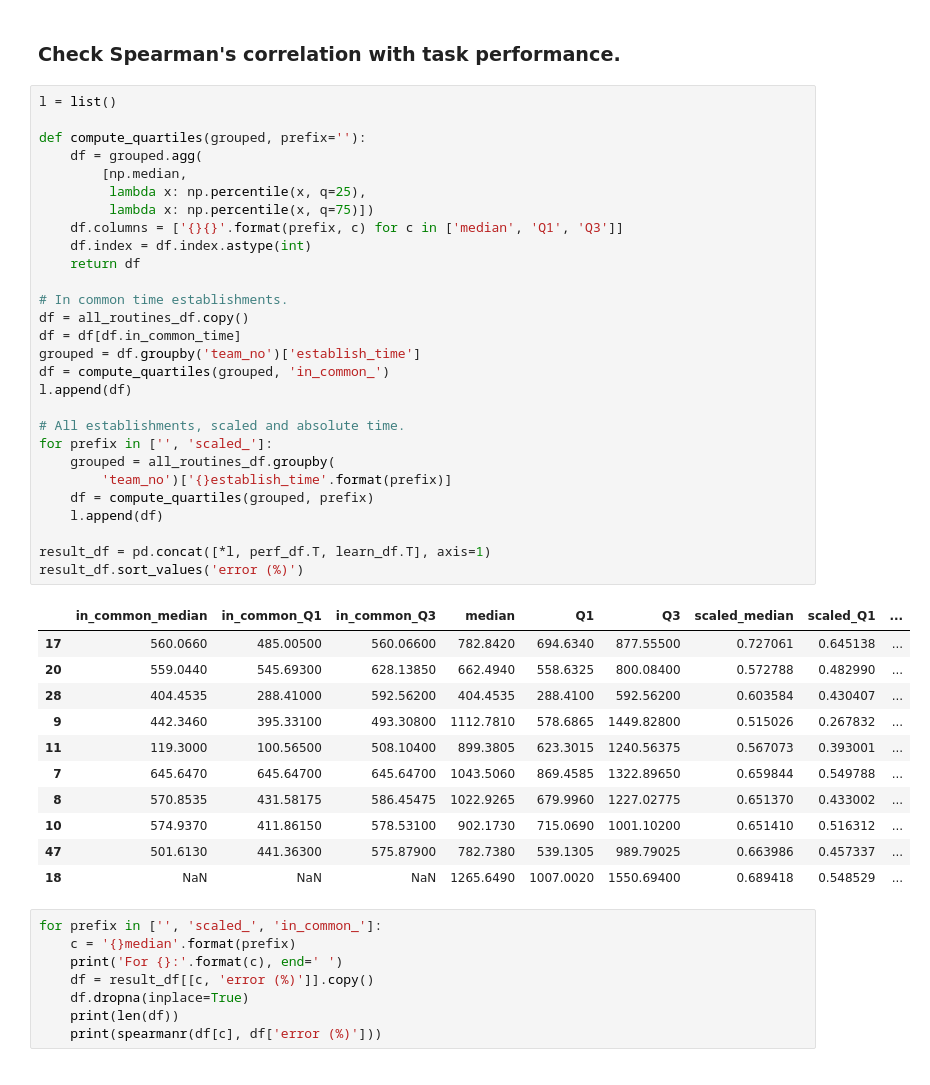
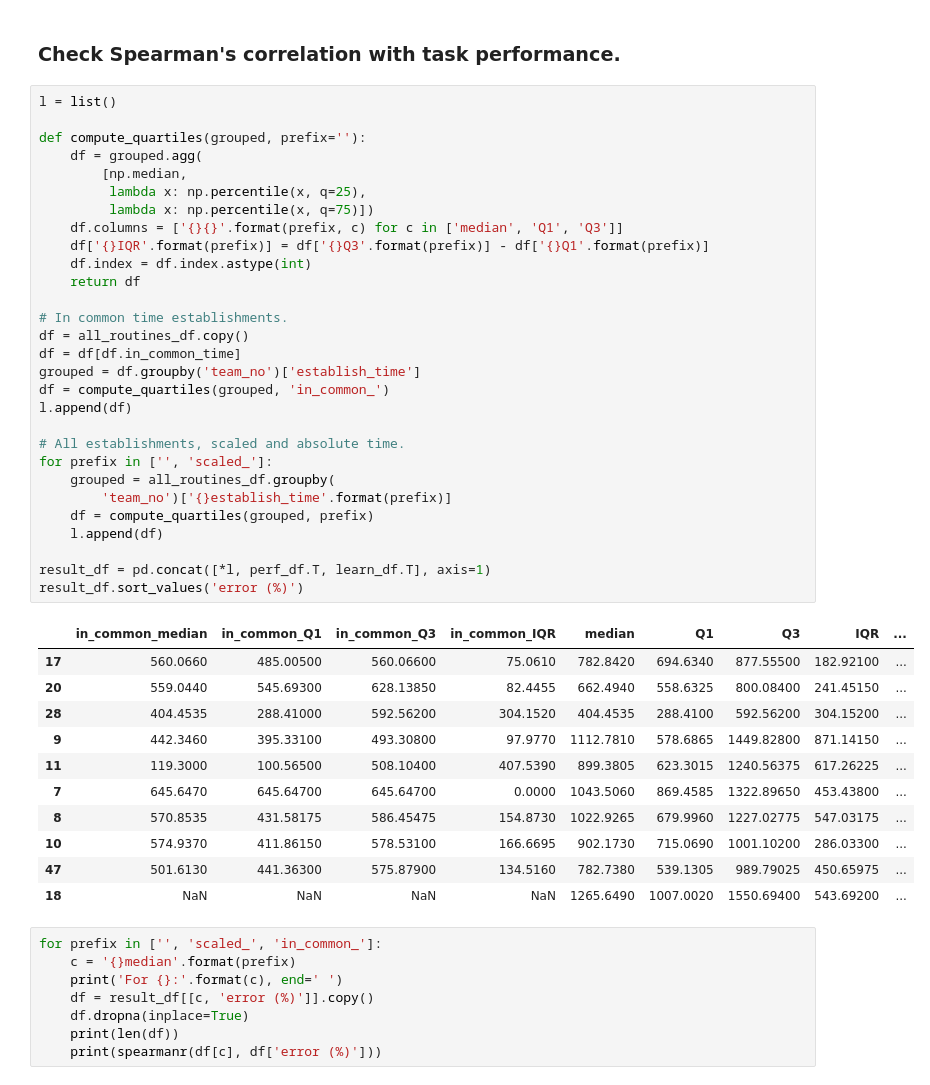
Before and after one commit to chili-epfl/justhink-alignment-analysis, a Jupyter notebook: tools/7_test_the_hypotheses.ipynb, the cells around one changed output. Saved outputs shown, nothing was run; the diff lists cells and outputs as text.

```diff
--- a/tools/7_test_the_hypotheses.ipynb
+++ b/tools/7_test_the_hypotheses.ipynb
@@ -511,43 +511,44 @@ mean of the medians = 63.0%
 # %%
 l = list()
 
 def compute_quartiles(grouped, prefix=''):
     df = grouped.agg(
         [np.median,
          lambda x: np.percentile(x, q=25),
          lambda x: np.percentile(x, q=75)])
     df.columns = ['{}{}'.format(prefix, c) for c in ['median', 'Q1', 'Q3']]
+    df['{}IQR'.format(prefix)] = df['{}Q3'.format(prefix)] - df['{}Q1'.format(prefix)]
     df.index = df.index.astype(int)
     return df
 
 # In common time establishments.
 df = all_routines_df.copy()
 df = df[df.in_common_time]
 grouped = df.groupby('team_no')['establish_time']
 df = compute_quartiles(grouped, 'in_common_')
 l.append(df)
 
 # All establishments, scaled and absolute time.
 for prefix in ['', 'scaled_']:
     grouped = all_routines_df.groupby(
         'team_no')['{}establish_time'.format(prefix)]
     df = compute_quartiles(grouped, prefix)
     l.append(df)
 
 result_df = pd.concat([*l, perf_df.T, learn_df.T], axis=1)
 result_df.sort_values('error (%)')
 # %% [output]
-|  | in_common_median | in_common_Q1 | in_common_Q3 | median | Q1 | Q3 | scaled_median | scaled_Q1 | ... |
-| 17 | 560.0660 | 485.00500 | 560.06600 | 782.8420 | 694.6340 | 877.55500 | 0.727061 | 0.645138 | ... |
-| 20 | 559.0440 | 545.69300 | 628.13850 | 662.4940 | 558.6325 | 800.08400 | 0.572788 | 0.482990 | ... |
-| 28 | 404.4535 | 288.41000 | 592.56200 | 404.4535 | 288.4100 | 592.56200 | 0.603584 | 0.430407 | ... |
-| 9 | 442.3460 | 395.33100 | 493.30800 | 1112.7810 | 578.6865 | 1449.82800 | 0.515026 | 0.267832 | ... |
-| 11 | 119.3000 | 100.56500 | 508.10400 | 899.3805 | 623.3015 | 1240.56375 | 0.567073 | 0.393001 | ... |
-| 7 | 645.6470 | 645.64700 | 645.64700 | 1043.5060 | 869.4585 | 1322.89650 | 0.659844 | 0.549788 | ... |
-| 8 | 570.8535 | 431.58175 | 586.45475 | 1022.9265 | 679.9960 | 1227.02775 | 0.651370 | 0.433002 | ... |
-| 10 | 574.9370 | 411.86150 | 578.53100 | 902.1730 | 715.0690 | 1001.10200 | 0.651410 | 0.516312 | ... |
-| 47 | 501.6130 | 441.36300 | 575.87900 | 782.7380 | 539.1305 | 989.79025 | 0.663986 | 0.457337 | ... |
-| 18 | NaN | NaN | NaN | 1265.6490 | 1007.0020 | 1550.69400 | 0.689418 | 0.548529 | ... |
+|  | in_common_median | in_common_Q1 | in_common_Q3 | in_common_IQR | median | Q1 | Q3 | IQR | ... |
+| 17 | 560.0660 | 485.00500 | 560.06600 | 75.0610 | 782.8420 | 694.6340 | 877.55500 | 182.92100 | ... |
+| 20 | 559.0440 | 545.69300 | 628.13850 | 82.4455 | 662.4940 | 558.6325 | 800.08400 | 241.45150 | ... |
+| 28 | 404.4535 | 288.41000 | 592.56200 | 304.1520 | 404.4535 | 288.4100 | 592.56200 | 304.15200 | ... |
+| 9 | 442.3460 | 395.33100 | 493.30800 | 97.9770 | 1112.7810 | 578.6865 | 1449.82800 | 871.14150 | ... |
+| 11 | 119.3000 | 100.56500 | 508.10400 | 407.5390 | 899.3805 | 623.3015 | 1240.56375 | 617.26225 | ... |
+| 7 | 645.6470 | 645.64700 | 645.64700 | 0.0000 | 1043.5060 | 869.4585 | 1322.89650 | 453.43800 | ... |
+| 8 | 570.8535 | 431.58175 | 586.45475 | 154.8730 | 1022.9265 | 679.9960 | 1227.02775 | 547.03175 | ... |
+| 10 | 574.9370 | 411.86150 | 578.53100 | 166.6695 | 902.1730 | 715.0690 | 1001.10200 | 286.03300 | ... |
+| 47 | 501.6130 | 441.36300 | 575.87900 | 134.5160 | 782.7380 | 539.1305 | 989.79025 | 450.65975 | ... |
+| 18 | NaN | NaN | NaN | NaN | 1265.6490 | 1007.0020 | 1550.69400 | 543.69200 | ... |
 # %%
 for prefix in ['', 'scaled_', 'in_common_']:
     c = '{}median'.format(prefix)
```
Also changed, not shown: parts of 15 cells of this notebook, 3 other files.
